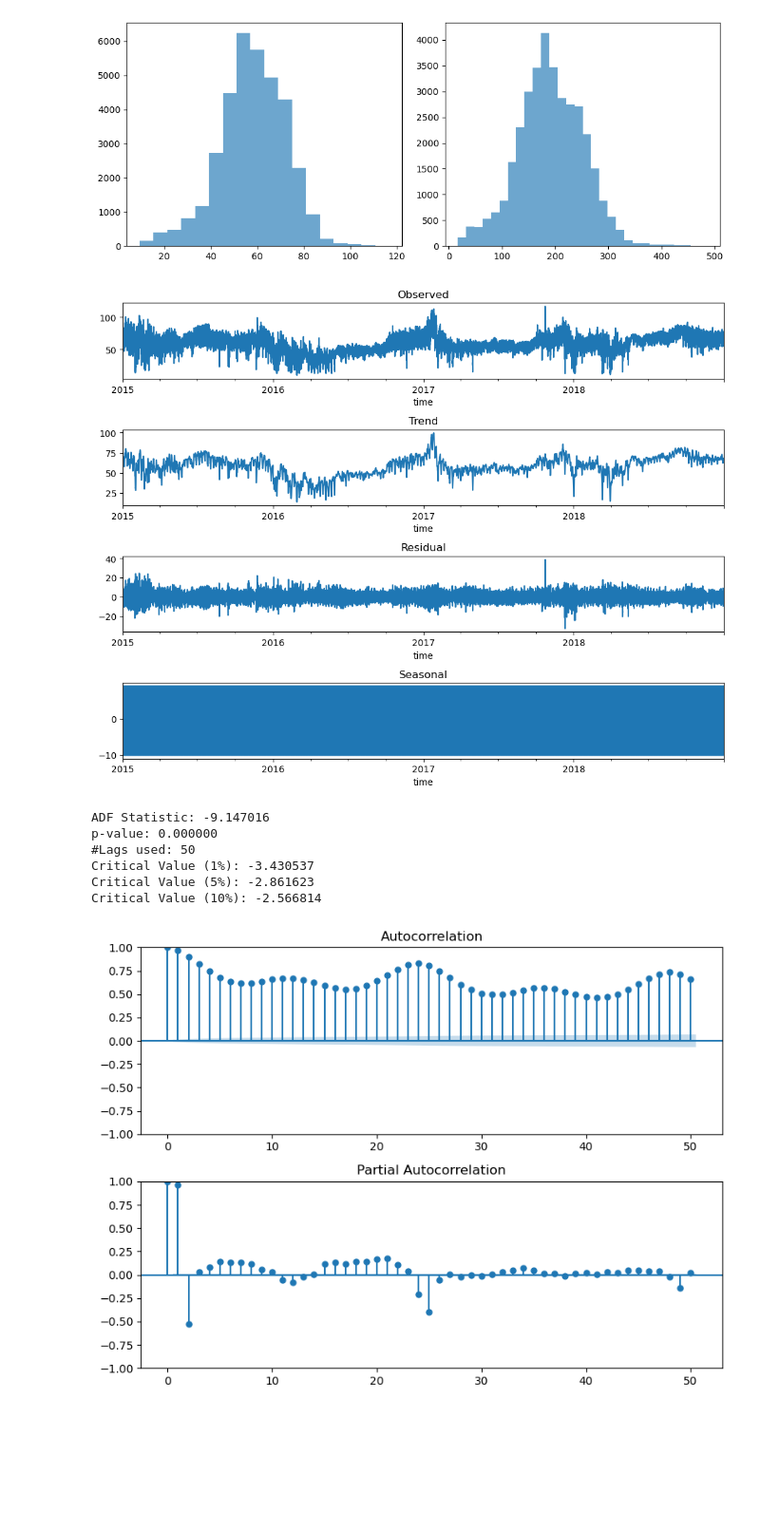
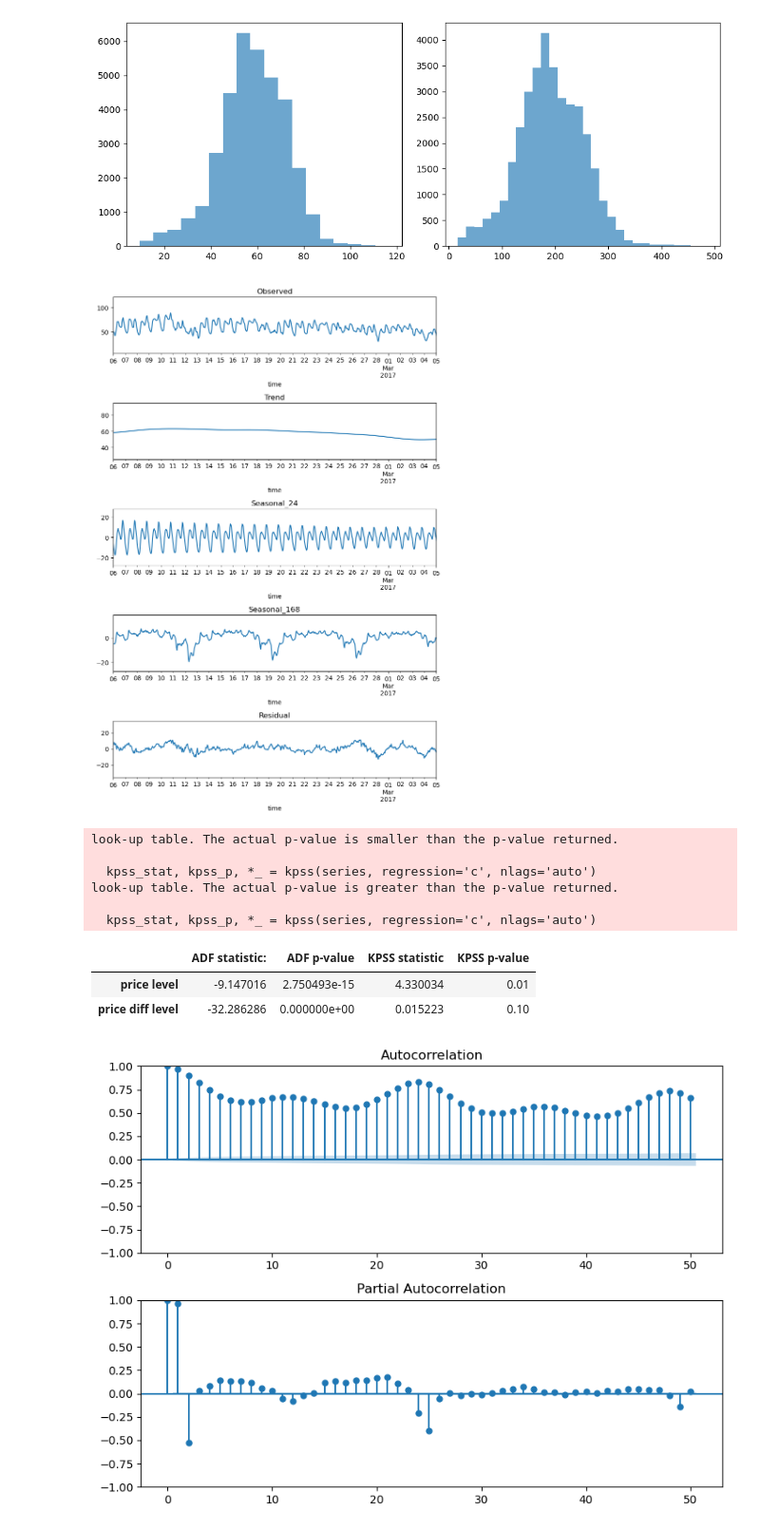
Before and after one commit to testqs-5/anlysis, a Jupyter notebook: second_try.ipynb, the cells around one changed output. Shown at 95% size. Cells and saved outputs as stored; diff of their text form; code cells hidden in the pictures; blank space fills up the shorter version.

```diff
--- a/second_try.ipynb
+++ b/second_try.ipynb
@@ -193,30 +250,42 @@ kurtosis        0.277816
 dtype: float64
 [figure]
 # %%
-res = sm.tsa.seasonal_decompose(supply['price actual'], model='additive')
-
-fig, (ax1, ax2, ax3, ax4) = plt.subplots(4, 1, figsize=(10, 8))
-res.observed.plot(ax=ax1, title='Observed')
-res.trend.plot(ax=ax2, title='Trend')
-res.resid.plot(ax=ax3, title='Residual')
-res.seasonal.plot(ax=ax4, title='Seasonal')
+solar_mstl = MSTL(supply['price actual'], periods=(24, 24*7)).fit()
+# window = solar_mstl.loc['2017-02-06': '2017-03-05']
+fig, (ax1, ax2, ax3, ax4, ax5) = plt.subplots(5, 1, figsize=(8, 12))
+solar_mstl.observed.plot(ax=ax1, title='Observed')
+solar_mstl.trend.plot(ax=ax2, title='Trend')
+solar_mstl.seasonal['seasonal_24'].plot(ax=ax3, title='Seasonal_24')
+solar_mstl.seasonal['seasonal_168'].plot(ax=ax4, title='Seasonal_168')
+solar_mstl.resid.plot(ax=ax5, title='Residual')
+ax1.set_xlim(['2017-02-06', '2017-03-05'])
+ax2.set_xlim(['2017-02-06', '2017-03-05'])
+ax3.set_xlim(['2017-02-06', '2017-03-05'])
+ax4.set_xlim(['2017-02-06', '2017-03-05'])
+ax5.set_xlim(['2017-02-06', '2017-03-05'])
 plt.tight_layout()
 plt.show()
-
-y = supply['price actual']
-adf_test = adfuller(y, regression='c')
-print('ADF Statistic: {:.6f}\np-value: {:.6f}\n#Lags used: {}'
-      .format(adf_test[0], adf_test[1], adf_test[2]))
-for key, value in adf_test[4].items():
-    print('Critical Value ({}): {:.6f}'.format(key, value))
 # %% [output]
-[figure, old version]
+[figure, new version]
-ADF Statistic: -9.147016
-p-value: 0.000000
-#Lags used: 50
-Critical Value (1%): -3.430537
-Critical Value (5%): -2.861623
-Critical Value (10%): -2.566814
+# %%
+def stationarity_test(series):
+    adf_stat, adf_p, *_ = adfuller(series, autolag='AIC')
+    kpss_stat, kpss_p, *_ = kpss(series, regression='c', nlags='auto')
+    return pd.Series({'ADF statistic:': adf_stat, 'ADF p-value':adf_p,
+                      'KPSS statistic': kpss_stat, 'KPSS p-value': kpss_p})
+
+pd.DataFrame({'price level': stationarity_test(supply['price actual']),
+              'price diff level': stationarity_test(supply['price actual'].diff().dropna())}).T
+# %% [output]
+look-up table. The actual p-value is smaller than the p-value returned.
+
+  kpss_stat, kpss_p, *_ = kpss(series, regression='c', nlags='auto')
+look-up table. The actual p-value is greater than the p-value returned.
+
+  kpss_stat, kpss_p, *_ = kpss(series, regression='c', nlags='auto')
+|  | ADF statistic: | ADF p-value | KPSS statistic | KPSS p-value |
+| price level | -9.147016 | 2.750493e-15 | 4.330034 | 0.01 |
+| price diff level | -32.286286 | 0.000000e+00 | 0.015223 | 0.10 |
 # %%
 fig, (ax1, ax2) = plt.subplots(nrows=2, figsize=(8, 6))
 plot_acf(supply['price actual'], lags=50, ax=ax1)
```
Also changed, not shown: parts of 9 cells of this notebook, 1 other file.
